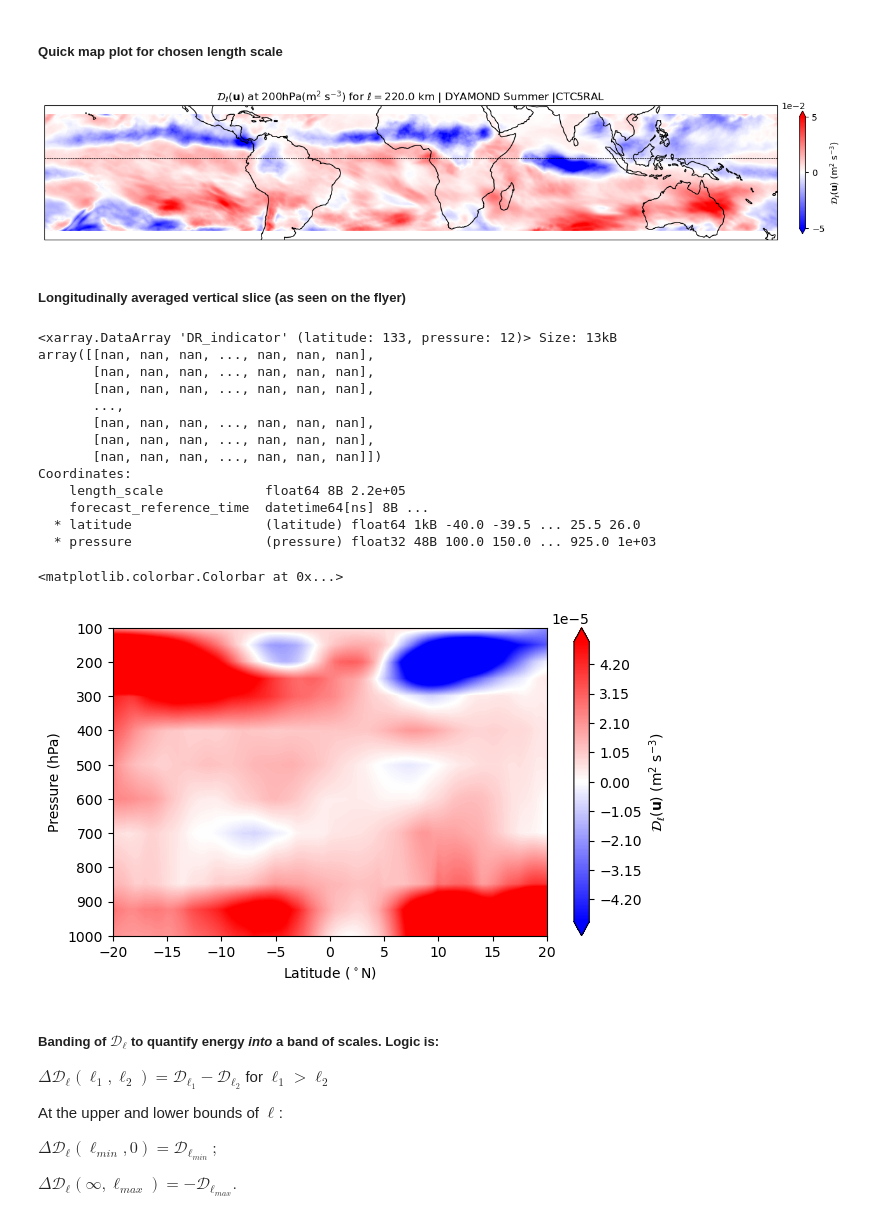
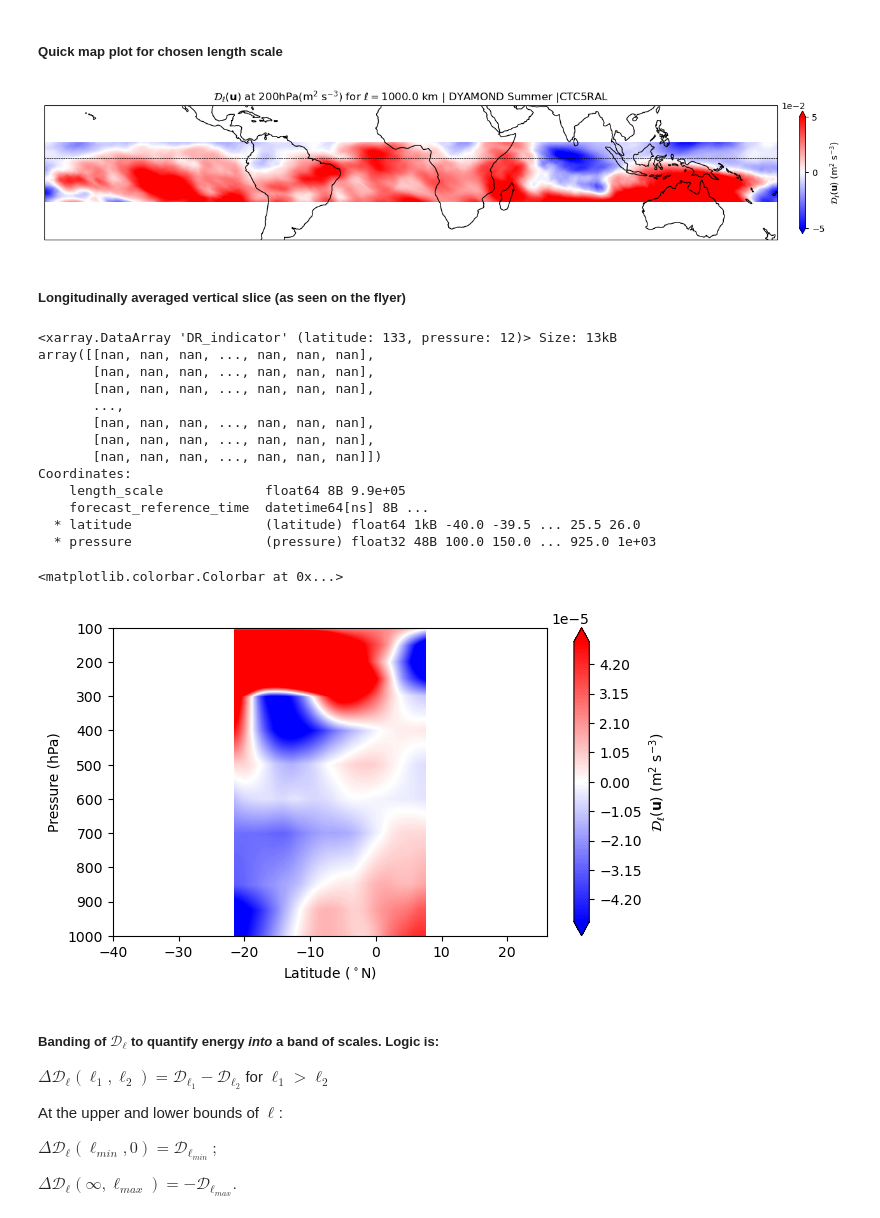
Before and after one commit to ElliotMG/LoSSETT, a Jupyter notebook: src/lossett_plot/LoSSETT_Plotting_Gen.ipynb, the cells around one changed output. Cells and saved outputs as stored; diff of their text form; code cells hidden in the pictures.

```diff
--- a/src/lossett_plot/LoSSETT_Plotting_Gen.ipynb
+++ b/src/lossett_plot/LoSSETT_Plotting_Gen.ipynb
@@ -14,7 +14,7 @@ import datetime as dt
 import cartopy.crs as ccrs
 import matplotlib.ticker as ticker
 # %%
-DATA_DIR = "/gws/nopw/j04/kscale/USERS/dship/LoSSETT_out/"
+DATA_DIR = "/work/scratch-pw2/dship/LoSSETT/output/kscale/DYAMOND_SUMMER_0p5deg/"
 simid = 'CTC5RAL'
 n_scales = 32
 fpath_mean = os.path.join(
@@ -55,9 +55,9 @@ Coordinates:
 # %% [markdown]
 ##### Quick map plot for chosen length scale
 # %%
-ell = 220000
+ell = 1000000
 lvl=200
-DR_map = DR_mean.sel(pressure=lvl,length_scale=ell)
+DR_map = DR_mean.sel(pressure=lvl,length_scale=ell,method='nearest')
 # DR_map
 plt.figure(figsize=(18,10))
 ax = plt.axes(projection=ccrs.PlateCarree())
@@ -76,11 +76,11 @@ cbar.formatter.set_powerlimits((-2, 3))
 cbar.update_ticks()
 cbar.set_ticks([-0.05,0,0.05])
 # %% [output]
-[figure, old version]
+[figure, new version]
 # %% [markdown]
 ##### Longitudinally averaged vertical slice (as seen on the flyer)
 # %%
-DR_vertslice_2D_lat = DR_mean.sel(length_scale=ell).mean(dim='longitude')
+DR_vertslice_2D_lat = DR_mean.sel(length_scale=ell,method='nearest').mean(dim='longitude')
 DR_vertslice_2D_lat
 # %% [output]
 <xarray.DataArray 'DR_indicator' (latitude: 133, pressure: 12)> Size: 13kB
@@ -92,26 +92,26 @@ array([[nan, nan, nan, ..., nan, nan, nan],
        [nan, nan, nan, ..., nan, nan, nan],
        [nan, nan, nan, ..., nan, nan, nan]])
 Coordinates:
-    length_scale             float64 8B 2.2e+05
+    length_scale             float64 8B 9.9e+05
     forecast_reference_time  datetime64[ns] 8B ...
   * latitude                 (latitude) float64 1kB -40.0 -39.5 ... 25.5 26.0
   * pressure                 (pressure) float32 48B 100.0 150.0 ... 925.0 1e+03
 # %%
 fig,ax = plt.subplots(figsize=(7,4))
 CS = ax.contourf(DR_vertslice_2D_lat['latitude'],
              DR_vertslice_2D_lat['pressure'],
              DR_vertslice_2D_lat.T,
              cmap='bwr',
              levels=np.arange(-0.00005,0.00005,5e-7),extend='both')
 ax.invert_yaxis()
 # ax.set_yscale('log')
 ax.set_ylabel('Pressure (hPa)')
 ax.set_xlabel(r'Latitude ($^\circ$N)')
-ax.set_xlim([-20,20])
+# ax.set_xlim([-20,20])
 fig.colorbar(CS, ax=ax, orientation='vertical', label=r'$\mathcal{D}_\ell(\mathbf{u})$ (m$^2$ s$^{-3}$)')
 # %% [output]
 <matplotlib.colorbar.Colorbar at 0x...>
-[figure, old version]
+[figure, new version]
 # %% [markdown]
 ##### Banding of $\mathcal{D}_\ell$ to quantify energy *into* a band of scales. Logic is:
 
```
Also changed, not shown: 1 other file.
